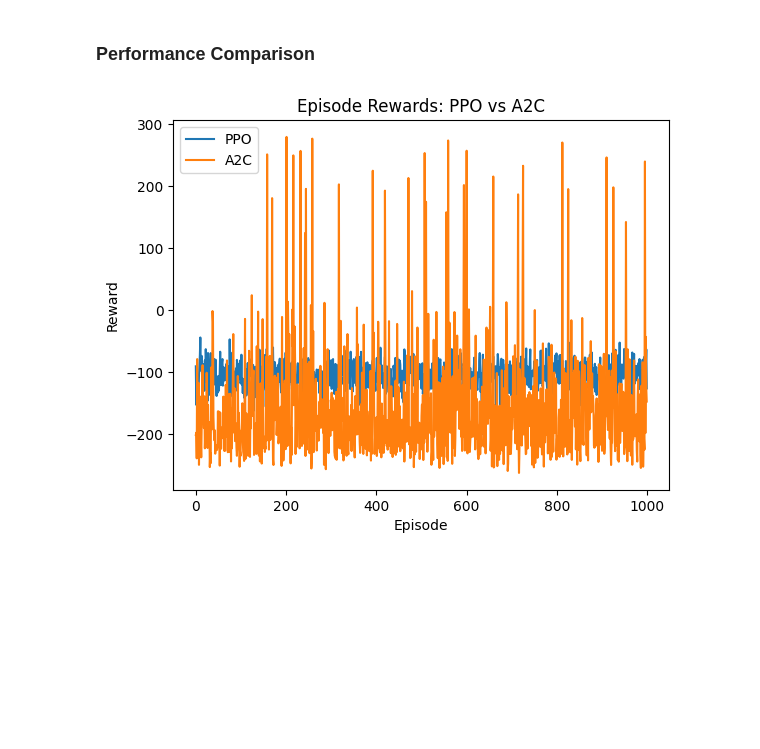
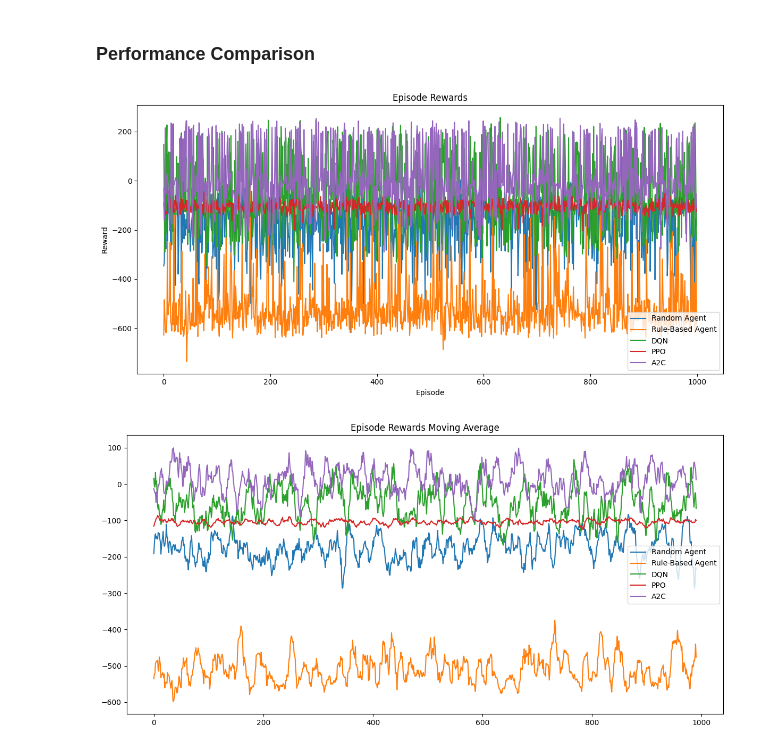
Before and after one commit to MGN19/Reinforcement-learning, a Jupyter notebook: Lunar Lander.ipynb, the cells around one changed output. Drawn from its saved outputs; the diff is of its cells as text; code cells hidden in the pictures; blank space fills up the shorter version.

Commit message:
lunar lander eval 1000 episodes 4all methods

```diff
--- a/Lunar Lander.ipynb
+++ b/Lunar Lander.ipynb
@@ -85,15 +85,9 @@ plt.show()
 # %% [markdown]
 ### Rule-Based Agent
 # %%
-rewards = run_agent(episodes=10000, render=False, seed=1,
+rewards_rb = run_agent(episodes=1000, render=False, seed=1,
                     log_fn = None,
                     agent_fn=rule_based_action)
-
-plt.plot(rewards)
-plt.title("Random Agent Episode Rewards")
-plt.xlabel("Episode")
-plt.ylabel("Reward")
-plt.show()
 # %% [output]
 Episode 1 - Total Reward: -627.54
 Episode 2 - Total Reward: -484.33
@@ -118,7 +119,7 @@ Episode 10000 - Total Reward: -481.87
 # %%
 model = DQN("MlpPolicy", env, verbose=1, seed=42)
 
-timestamps = 200_000
+timestamps = 100_000
 
 model.learn(total_timesteps=timestamps)
 # %% [output]
@@ -143,5 +144,5 @@ Wrapping the env in a DummyVecEnv.
 # %%
 episodes = 1000
 
-rewards = run_episodes(model, env, n_episodes=episodes)
+rewards_dqn = run_episodes(model, env, n_episodes=episodes)
 # %% [output]
@@ -178,7 +179,7 @@ model.save(f"./models/lunar_lander/dqn_{timestamps}_after_{episodes}")
 # %%
 model = A2C("MlpPolicy", env, verbose=1, seed=42)
 
-timestamps = 200_000
+timestamps = 100_000
 
 model.learn(total_timesteps=timestamps)
 # %% [output]
@@ -290,12 +291,34 @@ plt.show()
 # %% [markdown]
 ### Performance Comparison
 # %%
+plt.figure(figsize=(12, 6))
+plt.plot(rewards_ra, label='Random Agent')
+plt.plot(rewards_rb, label='Rule-Based Agent')
+plt.plot(rewards_dqn, label="DQN")
 plt.plot(rewards_ppo, label="PPO")
 plt.plot(rewards_a2c, label="A2C")
-plt.title("Episode Rewards: PPO vs A2C")
+plt.title("Episode Rewards")
 plt.xlabel("Episode")
 plt.ylabel("Reward")
 plt.legend()
+plt.tight_layout()
 plt.show()
 # %% [output]
-[figure, old version]
+[figure, new version]
+# %%
+def moving_average(data, window_size=10):
+    return np.convolve(data, np.ones(window_size)/window_size, mode='valid')
+
+# Plot smoothed rewards
+plt.figure(figsize=(12, 6))
+plt.title("Episode Rewards Moving Average")
+plt.plot(moving_average(rewards_ra), label='Random Agent')
+plt.plot(moving_average(rewards_rb), label='Rule-Based Agent')
+plt.plot(moving_average(rewards_dqn), label="DQN")
+plt.plot(moving_average(rewards_ppo), label="PPO")
+plt.plot(moving_average(rewards_a2c), label="A2C")
+plt.legend()
+plt.tight_layout()
+plt.show()
+# %% [output]
+[figure, added]
```
Also changed, not shown: parts of 12 cells of this notebook.
